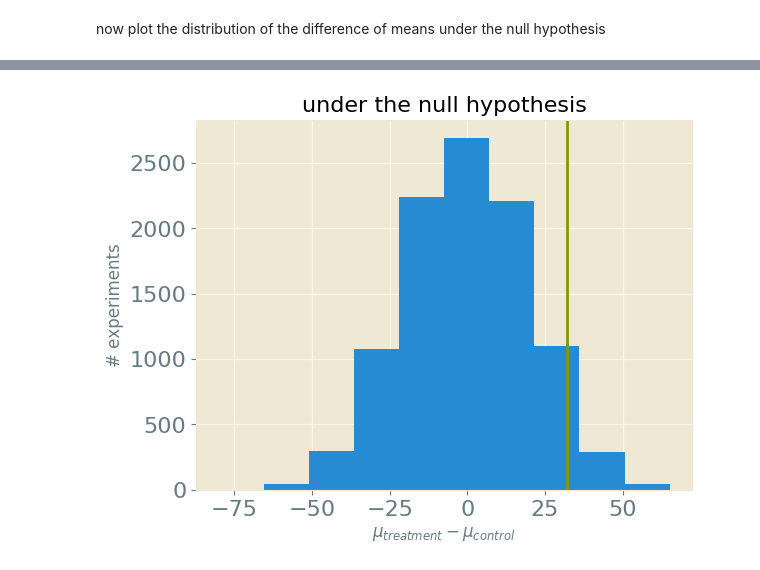
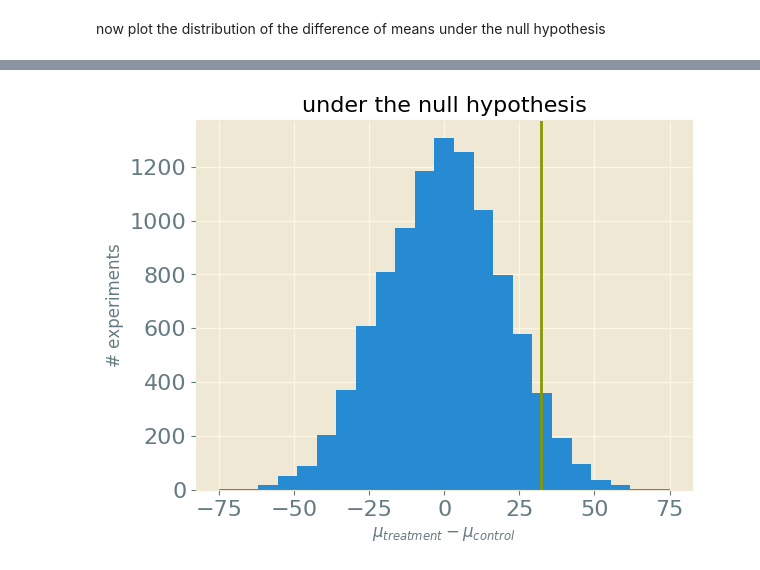
Before and after one commit to SimonEnsemble/data_science_course, a Jupyter notebook: lectures/permutation_test/Permutation tests.ipynb, the cells around one changed output, grey strips where cells are left out. Cells and saved outputs as stored; diff of their text form; code cells hidden in the pictures.

Commit message:
update permutation test

```diff
--- a/lectures/permutation_test/Permutation tests.ipynb
+++ b/lectures/permutation_test/Permutation tests.ipynb
@@ -125,0 +150,4 @@ let's write a function that takes in a `DataFrame` from a cauliflower experiment
+# %%
+for group in ["control", "fertilizer"]
+    println("⟨mass cauli in $group group⟩ = ", μ_mass(df, :group, group))
+end
@@ -126,17 +157,19 @@ let's write a function that takes in a `DataFrame` from a cauliflower experiment
 # %%
 """
+computing the test statistic
+
 return the difference in mean mass between the cauliflowers
 treated with fertilizer and those that were not (control group)
-the group_label argument tells us the column name of the group
-to which the cauliflowers belong.
+the group_label argument tells us the name of the column in the
+dataframe that indicates the group to which the cauliflowers belong
 """
-function difference_in_means(df_cauli::DataFrame, group_label::Symbol)
-    μ_control = mean(filter(row -> row[group_label] == "control", df_cauli)[:, :mass])
-    μ_treatment = mean(filter(row -> row[group_label] == "fertilizer", df_cauli)[:, :mass])
-    return μ_treatment - μ_control
+function difference_in_means(df_cauli::DataFrame, group_col_name::Symbol)
+    μ_mass_control = μ_mass(df_cauli, group_col_name, "control")
+    μ_mass_treatment = μ_mass(df_cauli, group_col_name, "fertilizer")
+    return μ_mass_treatment - μ_mass_control
 end
 
-μ_difference = difference_in_means(df, :group)
+actual_difference_in_means = difference_in_means(df, :group)
 # %% [output]
 32.19304907096887
 # %% [markdown]
@@ -168,12 +205,12 @@ let us now simulate repititions of the random experiment under the null hypothes
 # %%
 nb_sims = 10000 # number of simulations to run
 # preallocate an array of NaNs in which we will store the resulting test statistics
-μ_differences = [NaN for s = 1:nb_sims]
+differences_in_means = [NaN for s = 1:nb_sims]
 for s = 1:nb_sims
     # randomly permute groups = simulate random allocation of cauliflowers to groups
     df[!, :shuffled_group] = df[shuffle(1:nrow(df)), :group]
     # compute test statistic
-    μ_differences[s] = difference_in_means(df, :shuffled_group)
+    differences_in_means[s] = difference_in_means(df, :shuffled_group)
 end
 # %% [markdown]
 now plot the distribution of the difference of means under the null hypothesis
@@ -180,11 +234,13 @@ now plot the distribution of the difference of means under the null hypothesis
 # %%
+bins = range(-75.0, stop=75.0, length=24) # so a bin is centered at zero
+
 figure()
 xlabel(L"$\mu_{treatment} - \mu_{control}$")
 ylabel("# experiments")
 title("under the null hypothesis")
 # plot the actual test statistic as a vertical line
-axvline(x=μ_difference, color="C2")
-hist(μ_differences)
+axvline(x=actual_difference_in_means, color="C2")
+hist(differences_in_means, bins=bins)
 show()
 # %% [output]
-[figure, old version]
+[figure, new version]
```
Also changed, not shown: parts of 18 cells of this notebook.
